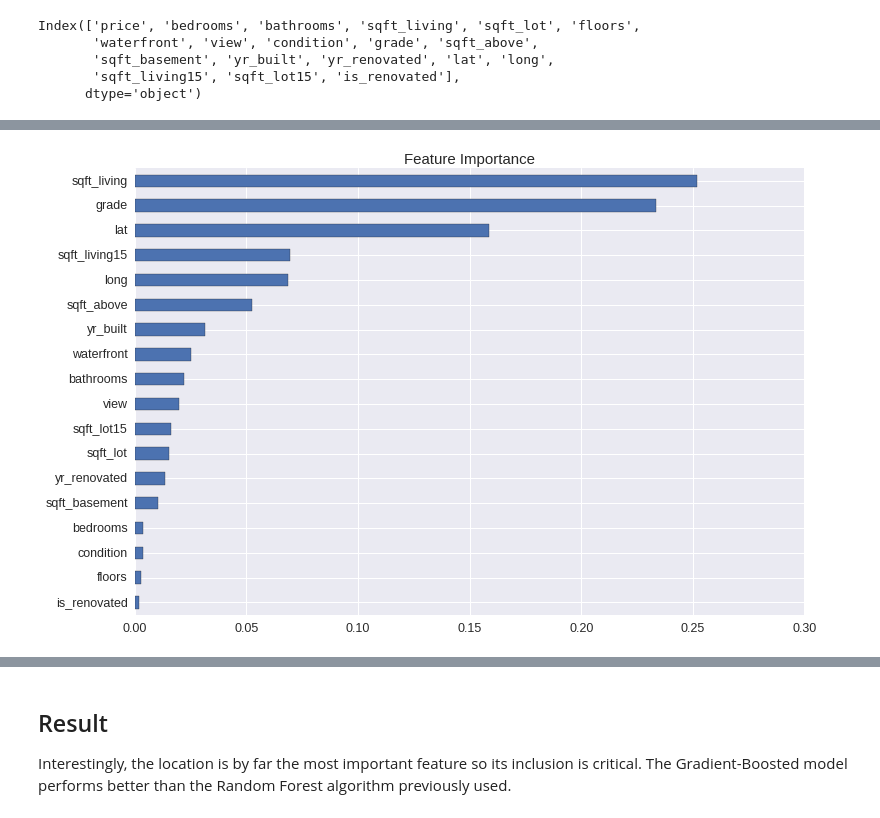
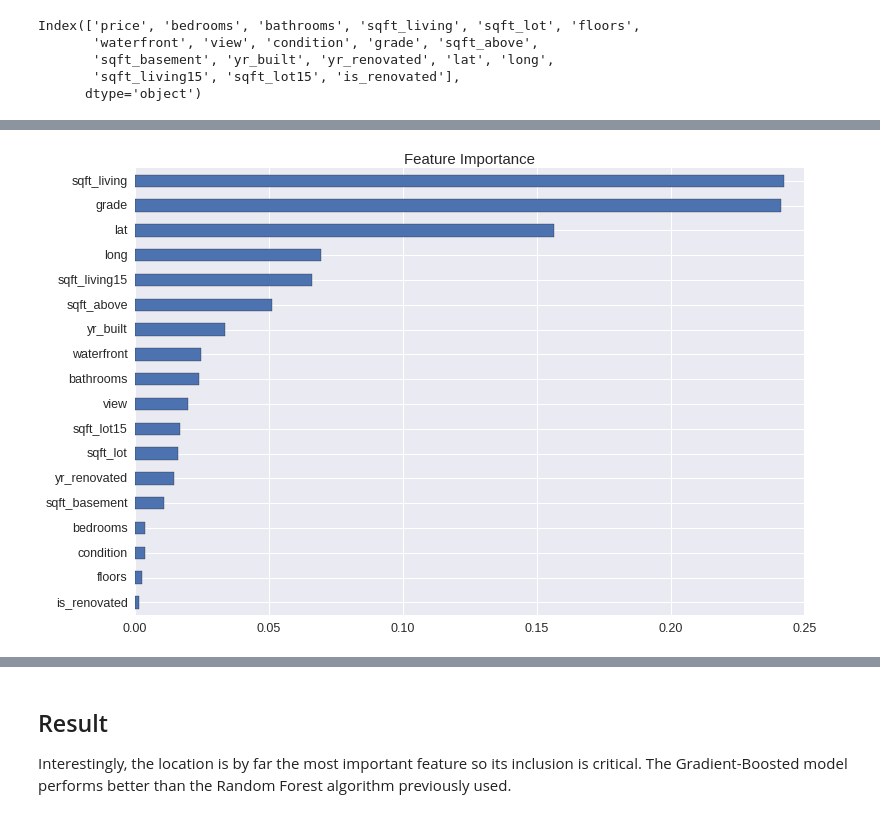
Before and after one commit to dbricare/kaggle, a Jupyter notebook: KingCountyHomePrices/RegressionHousingPrices.ipynb, the cells around one changed output, grey strips where cells are left out. Saved outputs shown, nothing was run; the diff lists cells and outputs as text; code cells hidden in the pictures.

```diff
--- a/KingCountyHomePrices/RegressionHousingPrices.ipynb
+++ b/KingCountyHomePrices/RegressionHousingPrices.ipynb
@@ -594,0 +641,7 @@ test set r^2 score = 0.8627
+# %%
+# fit random forest regressor
+
+params = {'n_estimators': [1000,2000], 'max_depth': [8,16,32], 'max_features':['sqrt', 0.5]}
+
+gridrfloc = fitpredict(GridSearchCV(RandomForestRegressor(n_jobs=-1), params, scoring='r2', n_jobs=1),
+                       splitbootstrap(dfloc, 'price'))
@@ -611,9 +677,9 @@ At **`test_size=0.25`** and **`test_size=0.4`** with different random seeds for
 # %%
-# feature importance
+# random forest feature importance
 
-featimp = pd.Series(gridrf2.best_estimator_.feature_importances_, index=Xraw.columns)
+featimp = pd.Series(gridrfloc.best_estimator_.feature_importances_, index=dfloc.drop('price', axis=1).columns)
 plt.figure(figsize=(12,8))
 plt.title('Feature Importance')
 _ = featimp.sort_values(ascending=True).plot(kind='barh')
 # %% [output]
-[figure, old version]
+[figure, new version]
```
Also changed, not shown: parts of 35 cells of this notebook, 1 other file.
